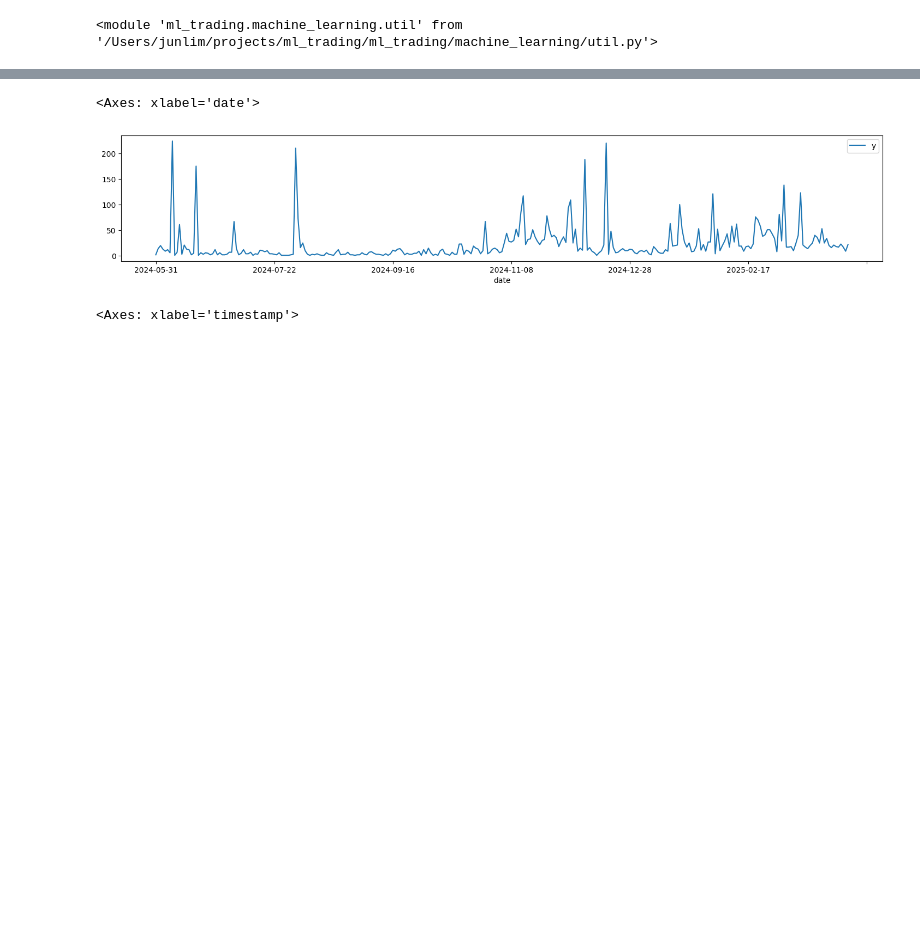
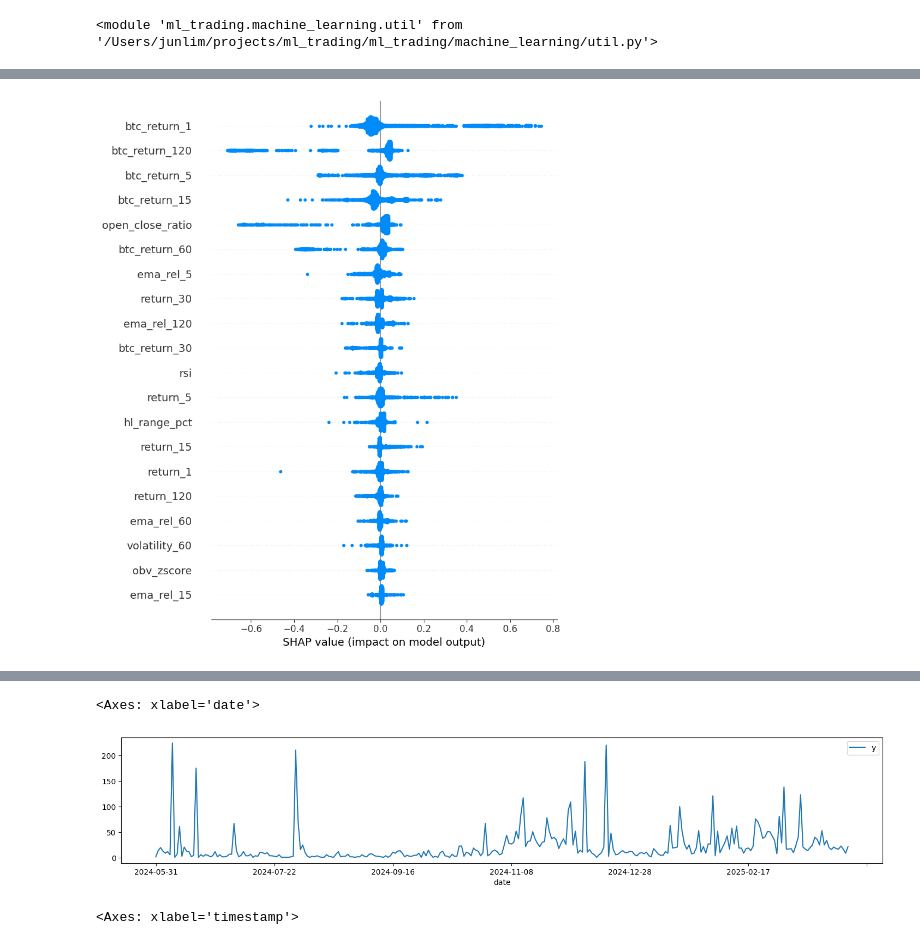
Before and after one commit to sculd/ml_trading, a Jupyter notebook: sandbox.ipynb, the cells around one changed output, grey strips where cells are left out. Drawn from its saved outputs; the diff is of its cells as text; code cells hidden in the pictures; blank space fills up the shorter version.

```diff
--- a/sandbox.ipynb
+++ b/sandbox.ipynb
@@ -324,0 +485,7 @@ Total return: 121.0000
+# %%
+explainer = shap.Explainer(model)
+shap_values = explainer(train_df[[c for c in train_df.columns if not c.startswith('label_') and c != 'symbol']])
+
+shap.summary_plot(shap_values, [[c for c in train_df.columns if not c.startswith('label_') and c != 'symbol']])
+# %% [output]
+[figure, added]
```
Also changed, not shown: parts of 17 cells of this notebook, 4 other files.
